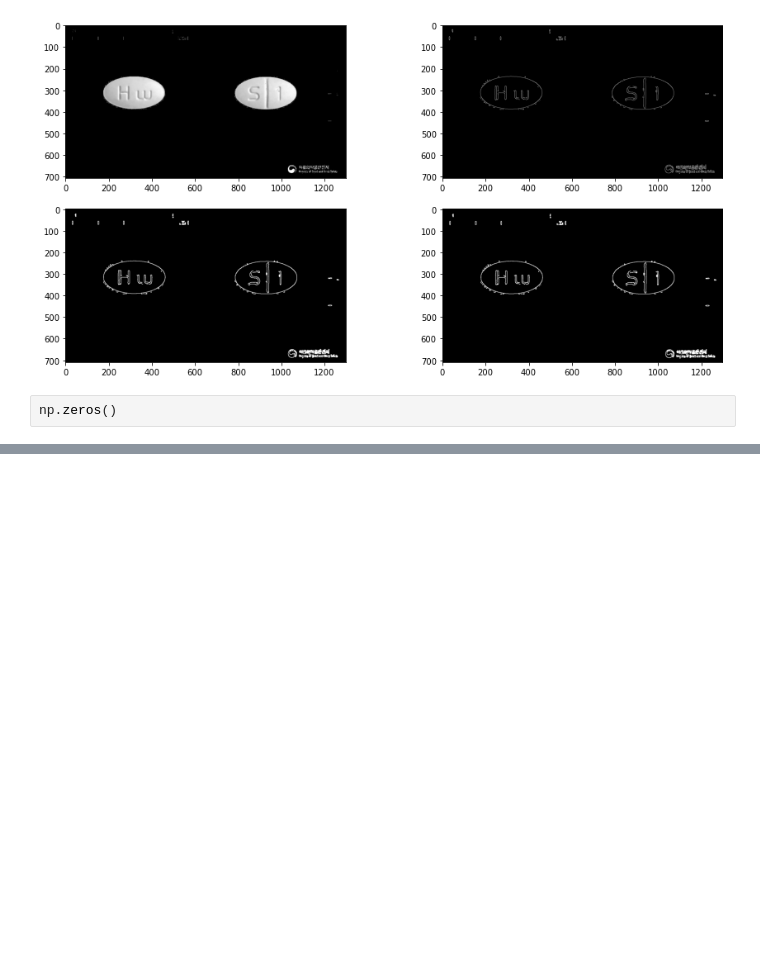
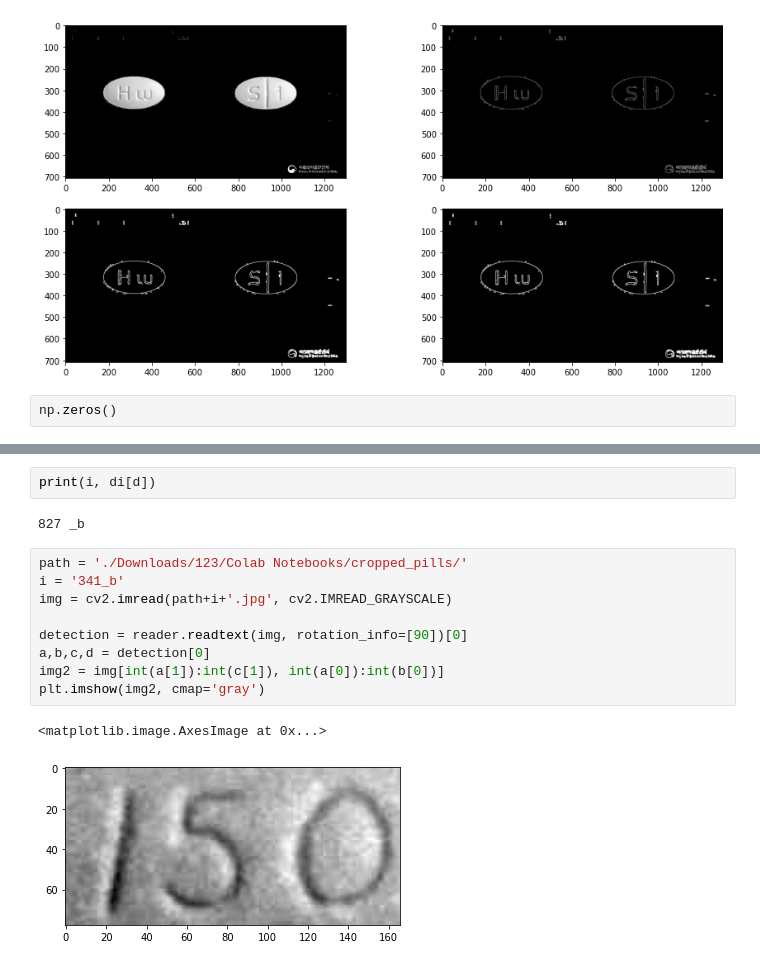
Before and after one commit to Bbonobono/Medicine, a Jupyter notebook: easyOCR.ipynb, the cells around one changed output, grey strips where cells are left out. Drawn from its saved outputs; the diff is of its cells as text; blank space fills up the shorter version.

```diff
--- a/easyOCR.ipynb
+++ b/easyOCR.ipynb
@@ -498,0 +549,16 @@ cv2.destroyAllWindows()
+# %%
+print(i, di[d])
+# %% [output]
+827 _b
+# %%
+path = './Downloads/123/Colab Notebooks/cropped_pills/'
+i = '341_b'
+img = cv2.imread(path+i+'.jpg', cv2.IMREAD_GRAYSCALE)
+
+detection = reader.readtext(img, rotation_info=[90])[0]
+a,b,c,d = detection[0]
+img2 = img[int(a[1]):int(c[1]), int(a[0]):int(b[0])]
+plt.imshow(img2, cmap='gray')
+# %% [output]
+<matplotlib.image.AxesImage at 0x...>
+[figure, added]
```
Also changed, not shown: parts of 17 cells of this notebook, 1 other file.
